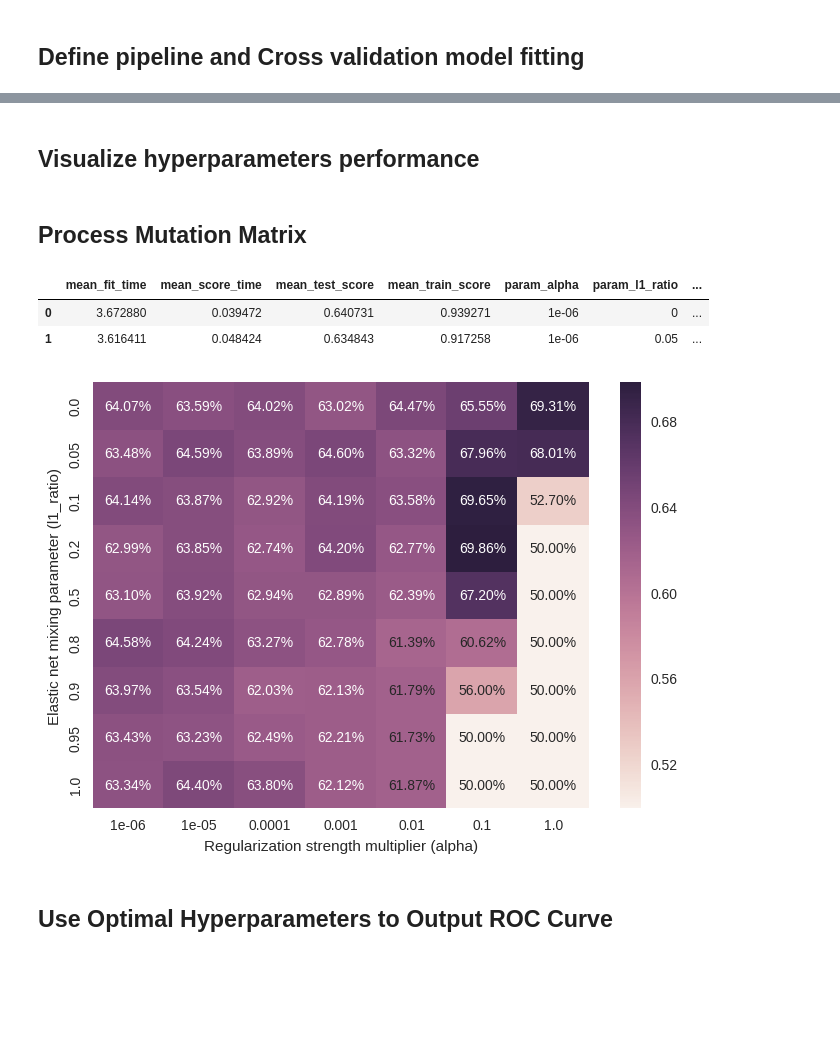
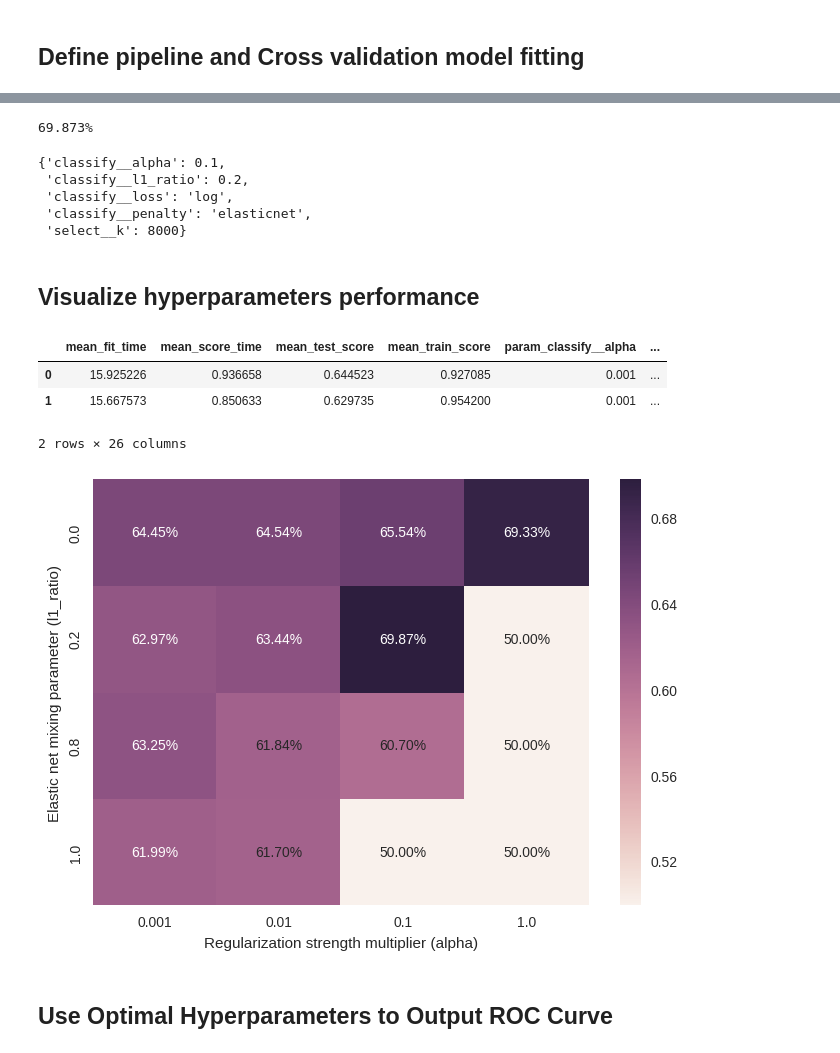
Before and after one commit to cognoma/machine-learning, a Jupyter notebook: 3.TCGA-MLexample_Pathway.ipynb, the cells around one changed output, grey strips where cells are left out. Saved outputs shown, nothing was run; the diff lists cells and outputs as text; code cells hidden in the pictures; blank space fills up the shorter version.

```diff
--- a/3.TCGA-MLexample_Pathway.ipynb
+++ b/3.TCGA-MLexample_Pathway.ipynb
@@ -334,0 +286,20 @@ SGDClassifier(alpha=0.1, average=False, class_weight='balanced', epsilon=0.1,
+# %%
+# Parameter Sweep for Hyperparameters
+param_grid = {
+    'select__k': [8000],
+    'classify__loss': ['log'],
+    'classify__penalty': ['elasticnet'],
+    'classify__alpha': [10 ** x for x in range(-3, 1)],
+    'classify__l1_ratio': [0, 0.2, 0.8, 1],
+}
+
+pipeline = Pipeline(steps=[
+    ('select', SelectKBest(fs_mad)),
+    ('standardize', StandardScaler()),
+    ('classify', SGDClassifier(random_state=0, class_weight='balanced'))
+])
+
+cv_pipeline = GridSearchCV(estimator=pipeline, param_grid=param_grid, n_jobs=-1, scoring='roc_auc')
+# %%
+%%time
+cv_pipeline.fit(X=X_train, y=y_train);
@@ -335,2 +319,15 @@ SGDClassifier(alpha=0.1, average=False, class_weight='balanced', epsilon=0.1,
+# %%
+# Best Params
+print('{:.3%}'.format(cv_pipeline.best_score_))
+
+# Best Params
+cv_pipeline.best_params_
+# %% [output]
+69.873%
+{'classify__alpha': 0.1,
+ 'classify__l1_ratio': 0.2,
+ 'classify__loss': 'log',
+ 'classify__penalty': 'elasticnet',
+ 'select__k': 8000}
 # %% [markdown]
 ## Visualize hyperparameters performance
@@ -352,23 +334,22 @@ def grid_scores_to_df(grid_scores):
-# %% [markdown]
-## Process Mutation Matrix
 # %%
 cv_result_df = pd.concat([
-    pd.DataFrame(clf_grid.cv_results_),
-    pd.DataFrame.from_records(clf_grid.cv_results_['params']),
+    pd.DataFrame(cv_pipeline.cv_results_),
+    pd.DataFrame.from_records(cv_pipeline.cv_results_['params']),
 ], axis='columns')
 cv_result_df.head(2)
 # %% [output]
-|  | mean_fit_time | mean_score_time | mean_test_score | mean_train_score | param_alpha | param_l1_ratio | ... |
-| 0 | 3.672880 | 0.039472 | 0.640731 | 0.939271 | 1e-06 | 0 | ... |
-| 1 | 3.616411 | 0.048424 | 0.634843 | 0.917258 | 1e-06 | 0.05 | ... |
+|  | mean_fit_time | mean_score_time | mean_test_score | mean_train_score | param_classify__alpha | ... |
+| 0 | 15.925226 | 0.936658 | 0.644523 | 0.927085 | 0.001 | ... |
+| 1 | 15.667573 | 0.850633 | 0.629735 | 0.954200 | 0.001 | ... |
+2 rows × 26 columns
 # %%
 # Cross-validated performance heatmap
-cv_score_mat = pd.pivot_table(cv_result_df, values='mean_test_score', index='l1_ratio', columns='alpha')
+cv_score_mat = pd.pivot_table(cv_result_df, values='mean_test_score', index='classify__l1_ratio', columns='classify__alpha')
 ax = sns.heatmap(cv_score_mat, annot=True, fmt='.2%')
 ax.set_xlabel('Regularization strength multiplier (alpha)')
 ax.set_ylabel('Elastic net mixing parameter (l1_ratio)');
 # %% [output]
-[figure, old version]
+[figure, new version]
 # %% [markdown]
 ## Use Optimal Hyperparameters to Output ROC Curve
 # %%
```
Also changed, not shown: parts of 19 cells of this notebook, 3 other files.
